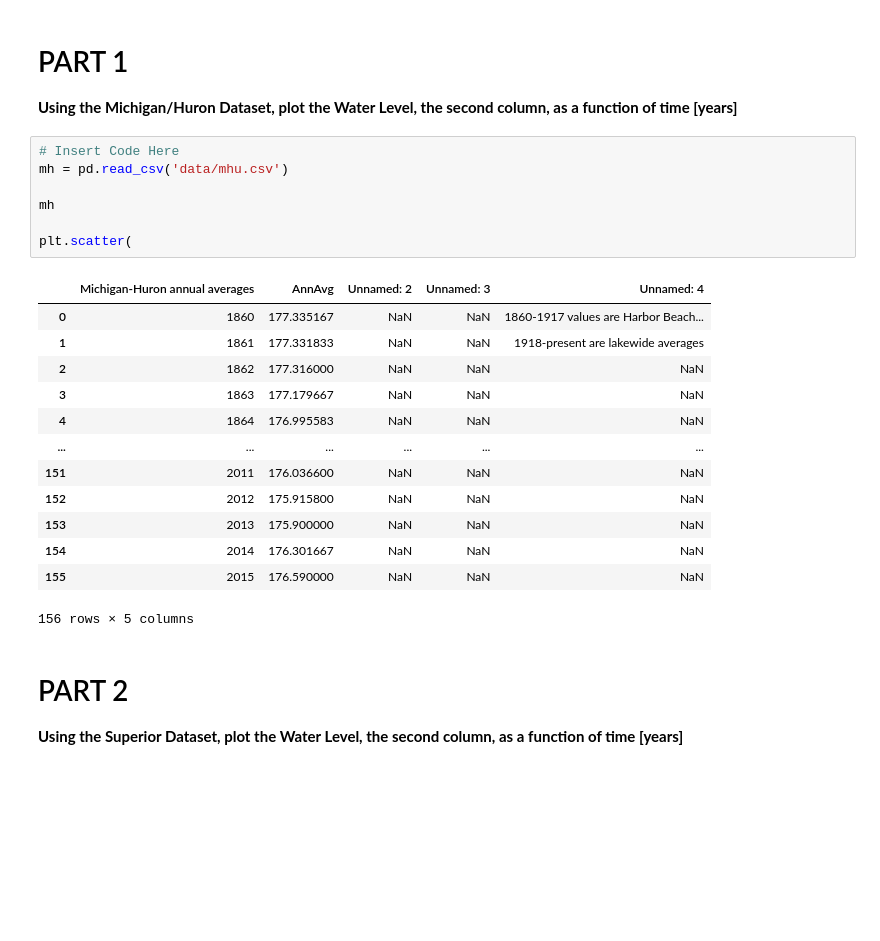
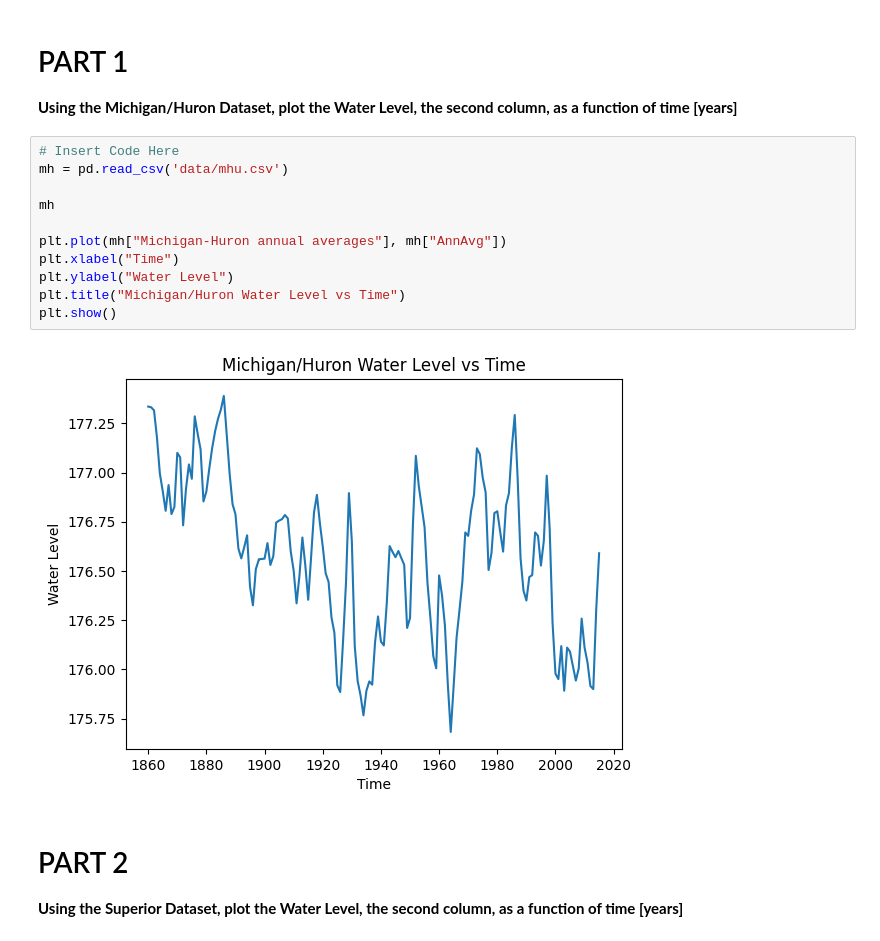
Before and after one commit to rothwe17/CMSE202_Git_Started, a Jupyter notebook: Great_Lakes_and_Grand_River.ipynb, the cells around one changed output. Drawn from its saved outputs; the diff is of its cells as text; blank space fills up the shorter version.

```diff
--- a/Great_Lakes_and_Grand_River.ipynb
+++ b/Great_Lakes_and_Grand_River.ipynb
@@ -31,24 +31,16 @@ This notebook **might look very familiar!** It is based off a CMSE 201 assignmen
 # %%
 # Insert Code Here
 mh = pd.read_csv('data/mhu.csv')
 
 mh
 
-plt.scatter(
+plt.plot(mh["Michigan-Huron annual averages"], mh["AnnAvg"])
+plt.xlabel("Time")
+plt.ylabel("Water Level")
+plt.title("Michigan/Huron Water Level vs Time")
+plt.show()
 # %% [output]
-|  | Michigan-Huron annual averages | AnnAvg | Unnamed: 2 | Unnamed: 3 | Unnamed: 4 |
-| 0 | 1860 | 177.335167 | NaN | NaN | 1860-1917 values are Harbor Beach... |
-| 1 | 1861 | 177.331833 | NaN | NaN | 1918-present are lakewide averages |
-| 2 | 1862 | 177.316000 | NaN | NaN | NaN |
-| 3 | 1863 | 177.179667 | NaN | NaN | NaN |
-| 4 | 1864 | 176.995583 | NaN | NaN | NaN |
-| ... | ... | ... | ... | ... | ... |
-| 151 | 2011 | 176.036600 | NaN | NaN | NaN |
-| 152 | 2012 | 175.915800 | NaN | NaN | NaN |
-| 153 | 2013 | 175.900000 | NaN | NaN | NaN |
-| 154 | 2014 | 176.301667 | NaN | NaN | NaN |
-| 155 | 2015 | 176.590000 | NaN | NaN | NaN |
-156 rows × 5 columns
+[figure, added]
 # %% [markdown]
 # PART 2
 
```
